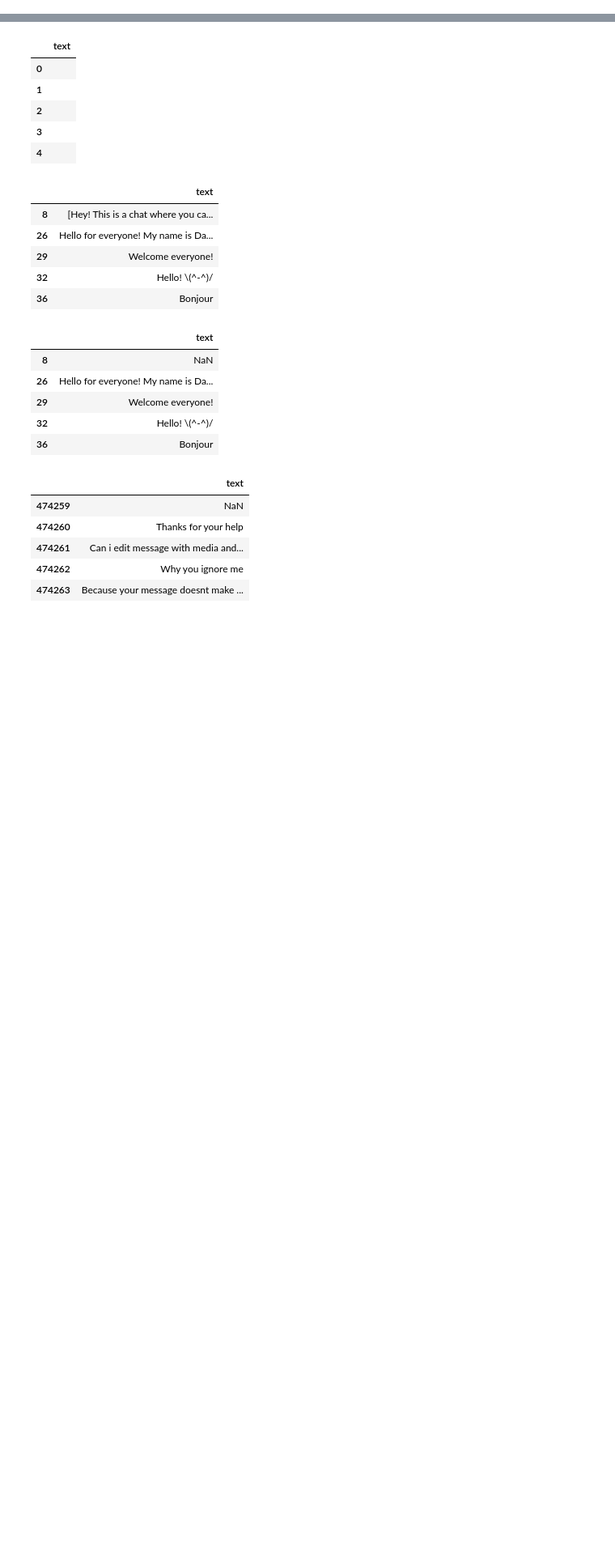
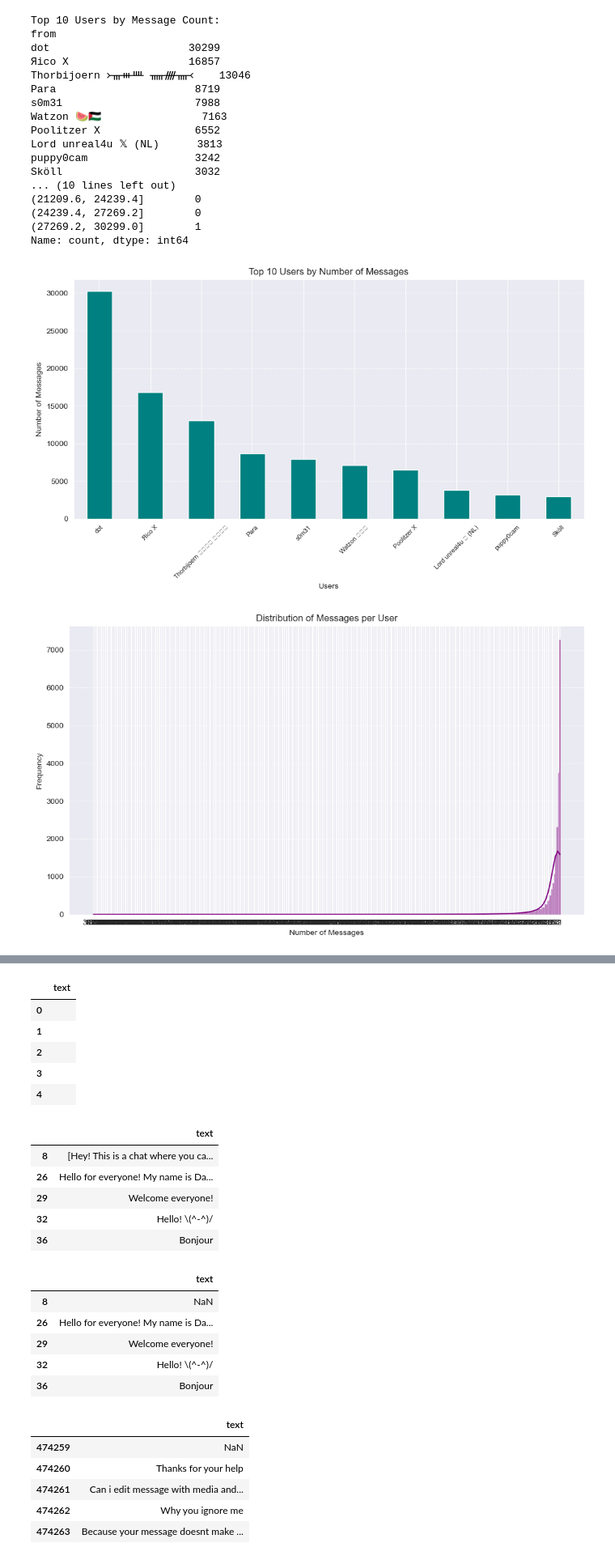
Before and after one commit to Esubaalew/chat-sentiment, a Jupyter notebook: code.ipynb, the cells around one changed output, grey strips where cells are left out. Shown at 81% size. Drawn from its saved outputs; the diff is of its cells as text; code cells hidden in the pictures; blank space fills up the shorter version.

```diff
--- a/code.ipynb
+++ b/code.ipynb
@@ -23 +33,55 @@ df.tail()
+# %%
+import seaborn as sns
+
+# Summarize user data
+user_counts = df['from'].value_counts()
+top_users = user_counts[:10]  # Top 10 users
+message_ranges = user_counts.value_counts(bins=10).sort_index()  # Group users into ranges
+user_counts = user_counts.apply(lambda x: ''.join(char for char in str(x) if char.isalnum()))
+# Display summaries
+print("Top 10 Users by Message Count:")
+print(top_users)
+print("\nUser Message Ranges:")
+print(message_ranges)
+
+# Bar Chart for Top Users
+plt.figure(figsize=(10, 6))
+top_users.plot(kind='bar', color='teal')
+plt.title("Top 10 Users by Number of Messages")
+plt.xlabel("Users")
+plt.ylabel("Number of Messages")
+plt.xticks(rotation=45, fontsize=8)
+plt.grid(axis='y', linestyle='--', alpha=0.7)
+plt.tight_layout()
+plt.show()
+
+# Histogram for Message Distribution
+plt.figure(figsize=(10, 6))
+sns.histplot(user_counts, bins=50, kde=True, color='purple')
+plt.title("Distribution of Messages per User")
+plt.xlabel("Number of Messages")
+plt.ylabel("Frequency")
+plt.grid(axis='y', linestyle='--', alpha=0.7)
+plt.tight_layout()
+plt.show()
+# %% [output]
+Top 10 Users by Message Count:
+from
+dot                      30299
+Яico X                   16857
+Thorbijoern ᚛ᚃᚒᚉ ᚅᚎᚄ᚜    13046
+Para                      8719
+s0m31                     7988
+Watzon 🍉🇵🇸                7163
+Poolitzer X               6552
+Lord unreal4u 𝕏 (NL)      3813
+puppy0cam                 3242
+Sköll                     3032
+... (10 lines left out)
+(21209.6, 24239.4]        0
+(24239.4, 27269.2]        0
+(27269.2, 30299.0]        1
+Name: count, dtype: int64
+[figure, added]
+[figure, added]
 # %%
```
Also changed, not shown: parts of 7 cells of this notebook.
